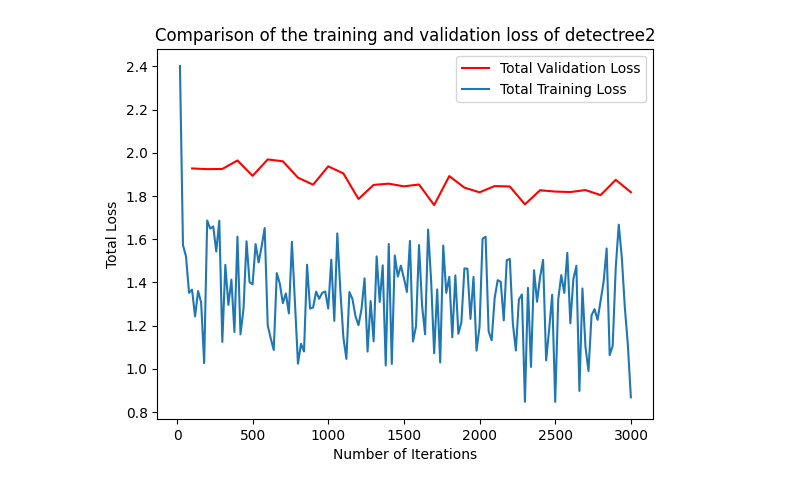
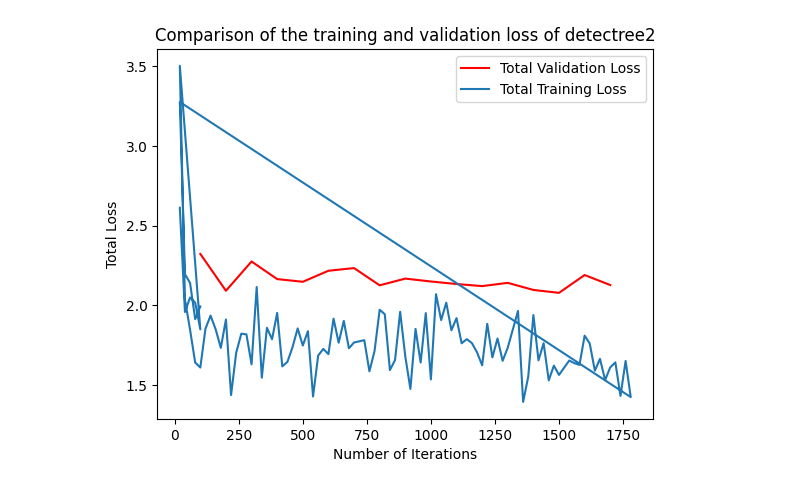
Before and after one commit to roozbeh442/detectree2_rooz, a Jupyter notebook: training_monitoring.ipynb, the cells around one changed output. Saved outputs shown, nothing was run; the diff lists cells and outputs as text; code cells hidden in the pictures.

Commit message:
updating changes with e-drive

```diff
--- a/training_monitoring.ipynb
+++ b/training_monitoring.ipynb
@@ -1,24 +1,24 @@
 # %%
 import json
 import matplotlib.pyplot as plt
 from detectree2.models.train import load_json_arr
 
-out_dir = "/mnt/d_drive/detectree2/griffith_site/train_outputs_round2"
+out_dir = "/mnt/e_drive/detectree2/griffith_site/train_outputs_allsites"
 experiment_folder = out_dir
 
 experiment_metrics = load_json_arr(experiment_folder + '/metrics.json')
 
 plt.plot(
    [x['iteration'] for x in experiment_metrics if 'validation_loss' in x],
    [x['validation_loss'] for x in experiment_metrics if 'validation_loss' in x], label='Total Validation Loss', color='red')
 plt.plot(
    [x['iteration'] for x in experiment_metrics if 'total_loss' in x],
    [x['total_loss'] for x in experiment_metrics if 'total_loss' in x], label='Total Training Loss')
 
 plt.legend(loc='upper right')
 plt.title('Comparison of the training and validation loss of detectree2')
 plt.ylabel('Total Loss')
 plt.xlabel('Number of Iterations')
 plt.show()
 # %% [output]
-[figure, old version]
+[figure, new version]
```
Also changed, not shown: parts of 3 cells of this notebook, 10 other files.
